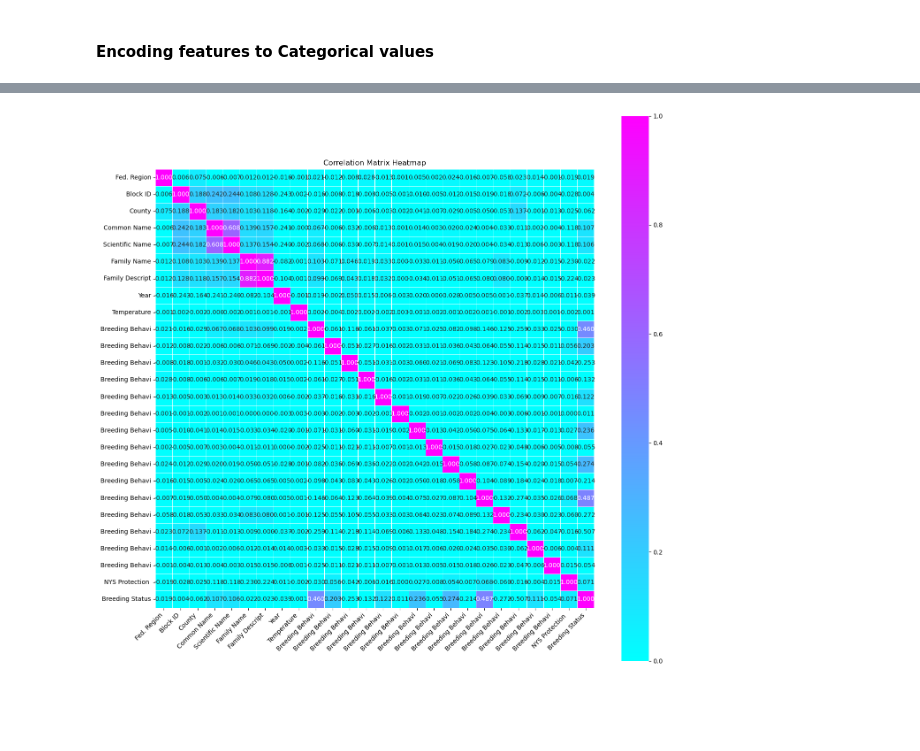
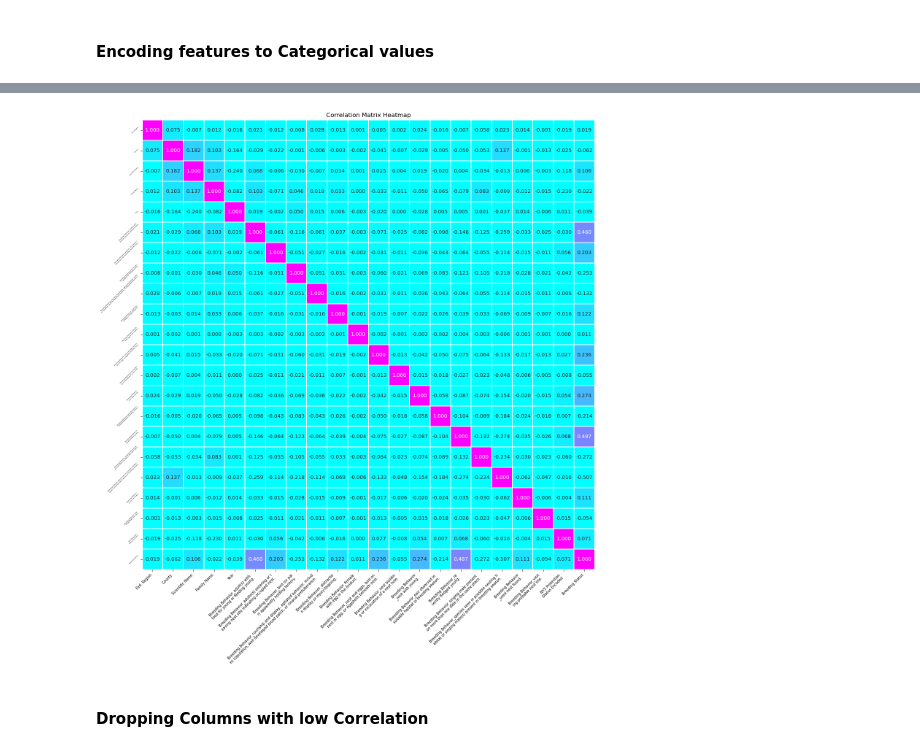
Before and after one commit to nik-052/Classification-and-Regression-Methods, a Jupyter notebook: Part-1/breeding_birds_atlas_dataset/Breeding Bird Atlas.ipynb, the cells around one changed output, grey strips where cells are left out. Saved outputs shown, nothing was run; the diff lists cells and outputs as text; code cells hidden in the pictures; blank space fills up the shorter version.

```diff
--- a/Part-1/breeding_birds_atlas_dataset/Breeding Bird Atlas.ipynb
+++ b/Part-1/breeding_birds_atlas_dataset/Breeding Bird Atlas.ipynb
@@ -194,0 +206,5 @@ for c in df.select_dtypes(include=['int64','float64']).columns:
+# %%
+for c in ['Year','Fed. Region']:
+    plt.figure(figsize=(7, 4))
+    sns.boxplot(x=df[c])
+    plt.show()
@@ -203,8 +222,5 @@ Count where Fed. Region > 15:  2890
 # %%
-# since number of rows are greater we replace them with mean
-
-yearMean = df[df['Year']>=1900]['Year'].mean()
-df.loc[df['Year']<1900,'Year'] = math.ceil(yearMean)
+# since there are few outliers in Fed. Region we replace them with mean
 
 regionMean = df[df['Fed. Region']<=15]['Fed. Region'].mean()
 df.loc[df['Fed. Region']>15,'Fed. Region'] = math.ceil(regionMean)
@@ -213,6 +229,7 @@ df.loc[df['Fed. Region']>15,'Fed. Region'] = math.ceil(regionMean)
 # %%
 # checking for numeric values in string values
 
+print("Numeric values in String data type:")
 for c in df.select_dtypes(include=['object']):
     numericValues = df[c].str.isnumeric()
     print(c,"-",numericValues.sum())
@@ -223,6 +240,7 @@ for c in df.select_dtypes(include=['object']):
     modeValue = df[c].mode()[0] #getting first index
     df.loc[numericValues,c]=modeValue
 
-    # setting row values to lowercase to make all string unique
+# setting row values to lowercase to make all string unique
+for c in df.select_dtypes(include=['object']):
     df[c]=df[c].str.lower()
 # %% [output]
@@ -300,7 +329,7 @@ plt.show()
 # %%
 # since certains columns have lot of distinct values , it is not ideal to use one-hot encoding as it would make the model complex with lot of columns and create a over-fitted model
 # hence we use frequency-encdoing
-for col in ["Block ID","Common Name","Family Description","Scientific Name","Family Name","County"]:
+for col in ["Block ID","Common Name","Family Description","Scientific Name","County","Family Name"]:
     frequency = df[col].value_counts()
     df[col] = df[col].map(frequency)
 
@@ -319,39 +348,40 @@ df = df.drop("NYS Protection Status",axis = 1)
 
 
 # normalizing the data
-for col in ["Block ID","Common Name","Family Description","Scientific Name","Family Name","County","Year","Temperature","Fed. Region"]:
+for col in ["Block ID","Common Name","Family Description","Scientific Name","County","Year","Temperature","Fed. Region","Family Name"]:
     xMax = df[col].max(axis=0)
     xMin = df[col].min(axis=0)
     df[col]=df[col].apply(lambda x: (x-xMin)/(xMax-xMin))
 # %%
 # re-arranging columns
 columnOrder = [x for x in df.columns if x != "Breeding Status"] + ["Breeding Status"]
 df = df[columnOrder]
 
-# truncating column name to 10
-temp_columns = [col[:15] for col in df.columns]
+temp_columns = []
+for i in range(len(df.columns)):
+    if len(df.columns[i])>15:
+        temp_columns.append(df.columns[i][:int(len(df.columns[i])/2)]+"\n"+df.columns[i][int(len(df.columns[i])/2):])
+    else:
+        temp_columns.append(df.columns[i])
+
 df.columns = temp_columns
 
 
 
 correlation_matrix = df.corr()
 
 
 plt.figure(figsize=(16, 16))
 
-sns.heatmap(correlation_matrix,
-            annot=True,
-            cmap='cool',
-            vmin=0, vmax=1,
-            linewidths=0.5,
-            square=True,
-            fmt='.3f')
-plt.xticks(rotation=45, ha='right')
-# plt.tight_layout()
+sns.heatmap(correlation_matrix, annot=True, cmap='cool', vmin=0, vmax=1, linewidths=0.1, fmt='.3f' , cbar=False)
+plt.xticks(rotation=45, ha='right',fontsize=7)
+plt.yticks(rotation=45, ha='right',fontsize=3)
 plt.title('Correlation Matrix Heatmap')
 plt.show()
 
 df.columns = columnOrder
 # %% [output]
-[figure, old version]
+[figure, new version]
+# %% [markdown]
+#### Dropping Columns with low Correlation
 # %%
```
Also changed, not shown: parts of 15 cells of this notebook, 2 other files.
